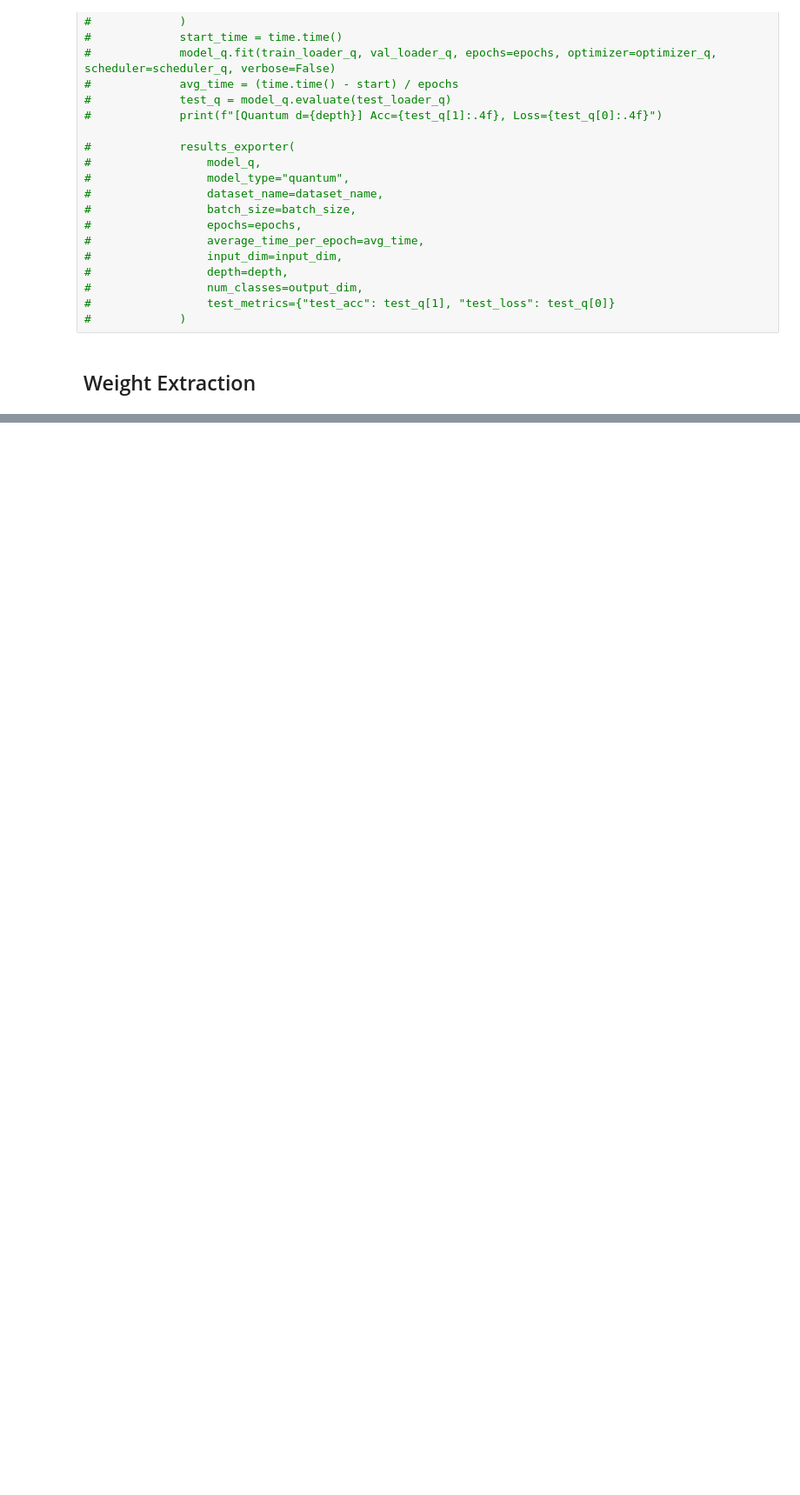
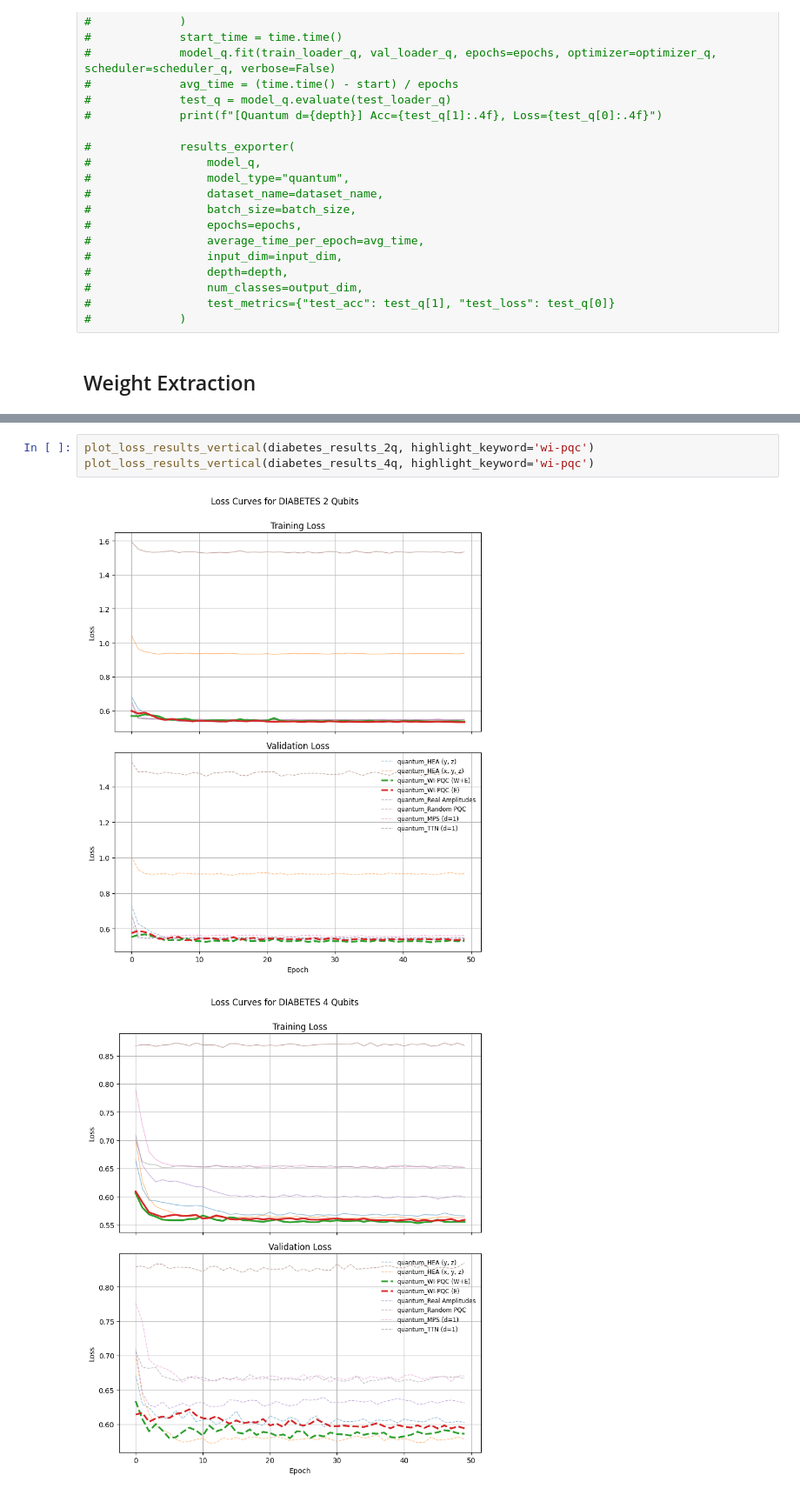
Before and after one commit to LarryHH/NNWeightInformedPQC, a Jupyter notebook: main.ipynb, the cells around one changed output, grey strips where cells are left out. Shown at 87% size. Drawn from its saved outputs; the diff is of its cells as text; blank space fills up the shorter version.

```diff
--- a/main.ipynb
+++ b/main.ipynb
@@ -692 +842,7 @@ Test class distribution:
+# %%
+plot_loss_results_vertical(diabetes_results_2q, highlight_keyword='wi-pqc')
+plot_loss_results_vertical(diabetes_results_4q, highlight_keyword='wi-pqc')
+# %% [output]
+[figure, added]
+[figure, added]
 # %%
```
Also changed, not shown: parts of 30 cells of this notebook.
